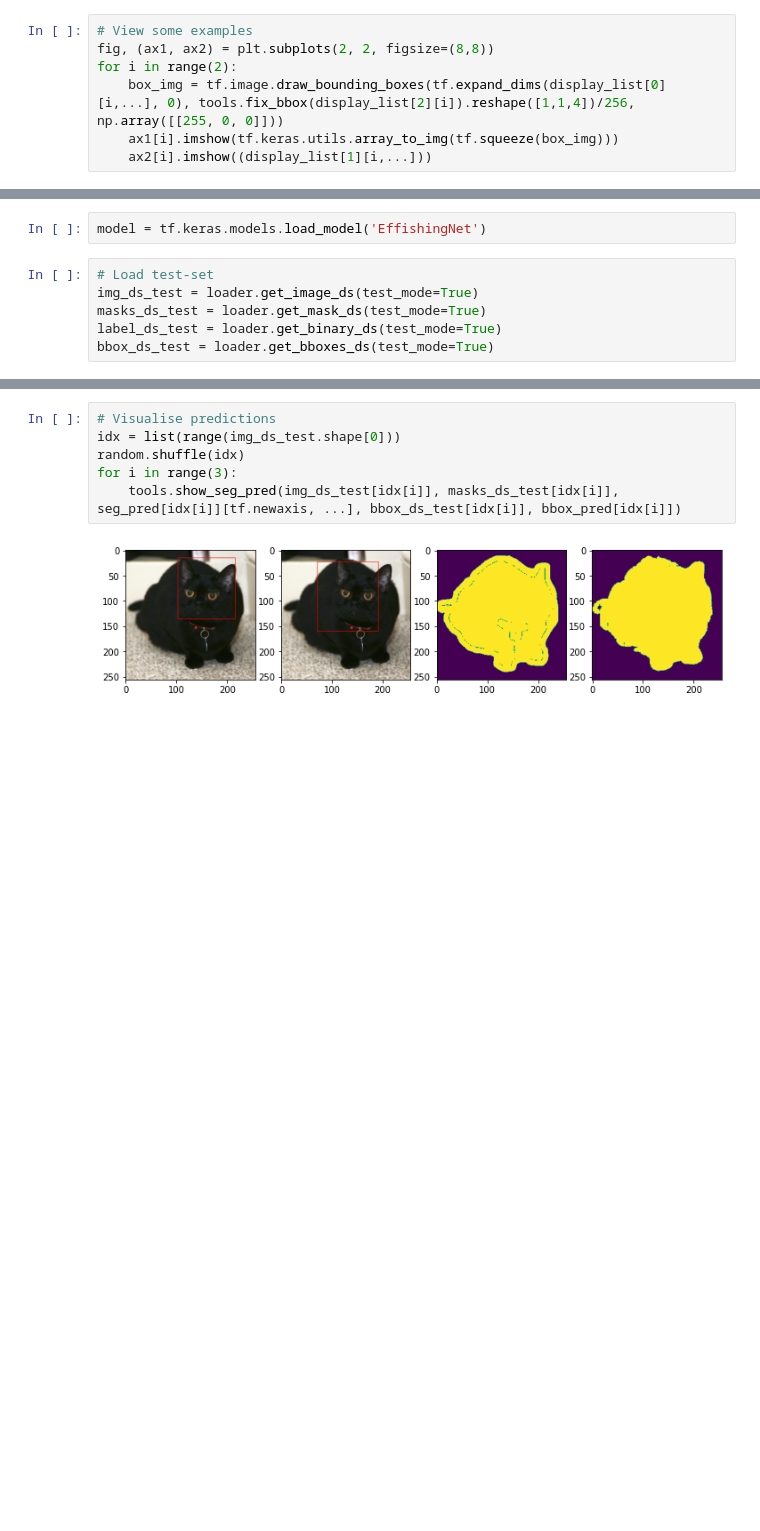
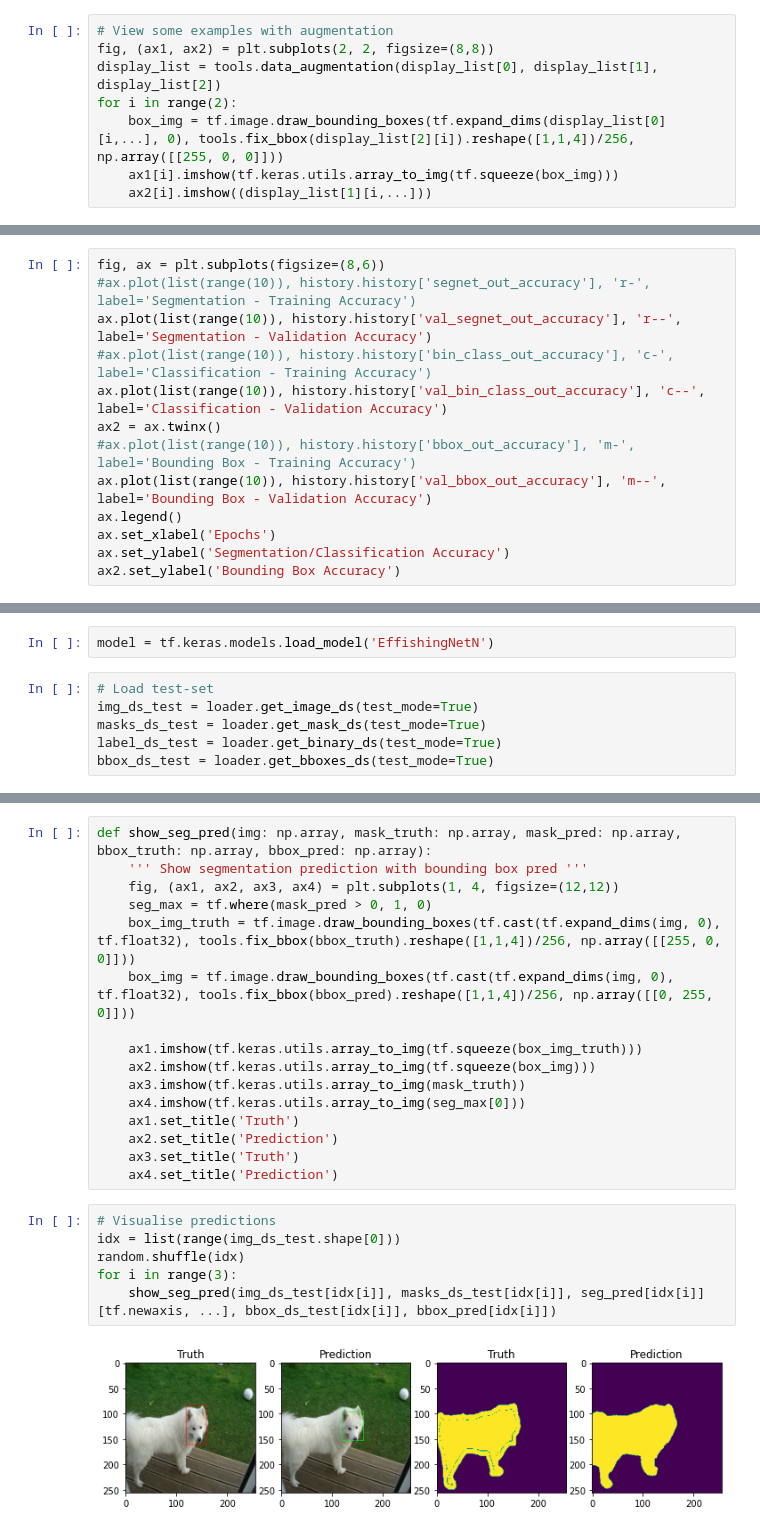
Before and after one commit to mazabdul7/intro_dl_cw2, a Jupyter notebook: train.ipynb, the cells around one changed output, grey strips where cells are left out. Cells and saved outputs as stored; diff of their text form; blank space fills up the shorter version.

```diff
--- a/train.ipynb
+++ b/train.ipynb
@@ -41,8 +46,9 @@ Plot some examples (Ignore if training)
 examples = tf.data.Dataset.zip((img_ds, masks_ds, bbox_ds)).as_numpy_iterator()
 display_list = next(examples)
 # %%
-# View some examples
+# View some examples with augmentation
 fig, (ax1, ax2) = plt.subplots(2, 2, figsize=(8,8))
+display_list = tools.data_augmentation(display_list[0], display_list[1], display_list[2])
 for i in range(2):
     box_img = tf.image.draw_bounding_boxes(tf.expand_dims(display_list[0][i,...], 0), tools.fix_bbox(display_list[2][i]).reshape([1,1,4])/256, np.array([[255, 0, 0]]))
     ax1[i].imshow(tf.keras.utils.array_to_img(tf.squeeze(box_img)))
@@ -117,0 +144,13 @@ model.fit(generator_img(), validation_data=generator_img_val(), epochs=5, steps_
+# %%
+fig, ax = plt.subplots(figsize=(8,6))
+#ax.plot(list(range(10)), history.history['segnet_out_accuracy'], 'r-', label='Segmentation - Training Accuracy')
+ax.plot(list(range(10)), history.history['val_segnet_out_accuracy'], 'r--', label='Segmentation - Validation Accuracy')
+#ax.plot(list(range(10)), history.history['bin_class_out_accuracy'], 'c-', label='Classification - Training Accuracy')
+ax.plot(list(range(10)), history.history['val_bin_class_out_accuracy'], 'c--', label='Classification - Validation Accuracy')
+ax2 = ax.twinx()
+#ax.plot(list(range(10)), history.history['bbox_out_accuracy'], 'm-', label='Bounding Box - Training Accuracy')
+ax.plot(list(range(10)), history.history['val_bbox_out_accuracy'], 'm--', label='Bounding Box - Validation Accuracy')
+ax.legend()
+ax.set_xlabel('Epochs')
+ax.set_ylabel('Segmentation/Classification Accuracy')
+ax2.set_ylabel('Bounding Box Accuracy')
@@ -122,7 +162,7 @@ INFO:tensorflow:Assets written to: EffishingNet\assets
 # %% [markdown]
 ## Test on test-set
 # %%
-model = tf.keras.models.load_model('EffishingNet')
+model = tf.keras.models.load_model('EffishingNetN')
 # %%
 # Load test-set
 img_ds_test = loader.get_image_ds(test_mode=True)
@@ -143,8 +184,24 @@ Binary Acc: 99.593%,   Seg Acc: 95.241%
+# %%
+def show_seg_pred(img: np.array, mask_truth: np.array, mask_pred: np.array, bbox_truth: np.array, bbox_pred: np.array):
+    ''' Show segmentation prediction with bounding box pred '''
+    fig, (ax1, ax2, ax3, ax4) = plt.subplots(1, 4, figsize=(12,12))
+    seg_max = tf.where(mask_pred > 0, 1, 0)
+    box_img_truth = tf.image.draw_bounding_boxes(tf.cast(tf.expand_dims(img, 0), tf.float32), tools.fix_bbox(bbox_truth).reshape([1,1,4])/256, np.array([[255, 0, 0]]))
+    box_img = tf.image.draw_bounding_boxes(tf.cast(tf.expand_dims(img, 0), tf.float32), tools.fix_bbox(bbox_pred).reshape([1,1,4])/256, np.array([[0, 255, 0]]))
+
+    ax1.imshow(tf.keras.utils.array_to_img(tf.squeeze(box_img_truth)))
+    ax2.imshow(tf.keras.utils.array_to_img(tf.squeeze(box_img)))
+    ax3.imshow(tf.keras.utils.array_to_img(mask_truth))
+    ax4.imshow(tf.keras.utils.array_to_img(seg_max[0]))
+    ax1.set_title('Truth')
+    ax2.set_title('Prediction')
+    ax3.set_title('Truth')
+    ax4.set_title('Prediction')
 # %%
 # Visualise predictions
 idx = list(range(img_ds_test.shape[0]))
 random.shuffle(idx)
 for i in range(3):
-    tools.show_seg_pred(img_ds_test[idx[i]], masks_ds_test[idx[i]], seg_pred[idx[i]][tf.newaxis, ...], bbox_ds_test[idx[i]], bbox_pred[idx[i]])
+    show_seg_pred(img_ds_test[idx[i]], masks_ds_test[idx[i]], seg_pred[idx[i]][tf.newaxis, ...], bbox_ds_test[idx[i]], bbox_pred[idx[i]])
 # %% [output]
-[figure, old version]
+[figure, new version]
```
Also changed, not shown: parts of 15 cells of this notebook, 4 other files.
